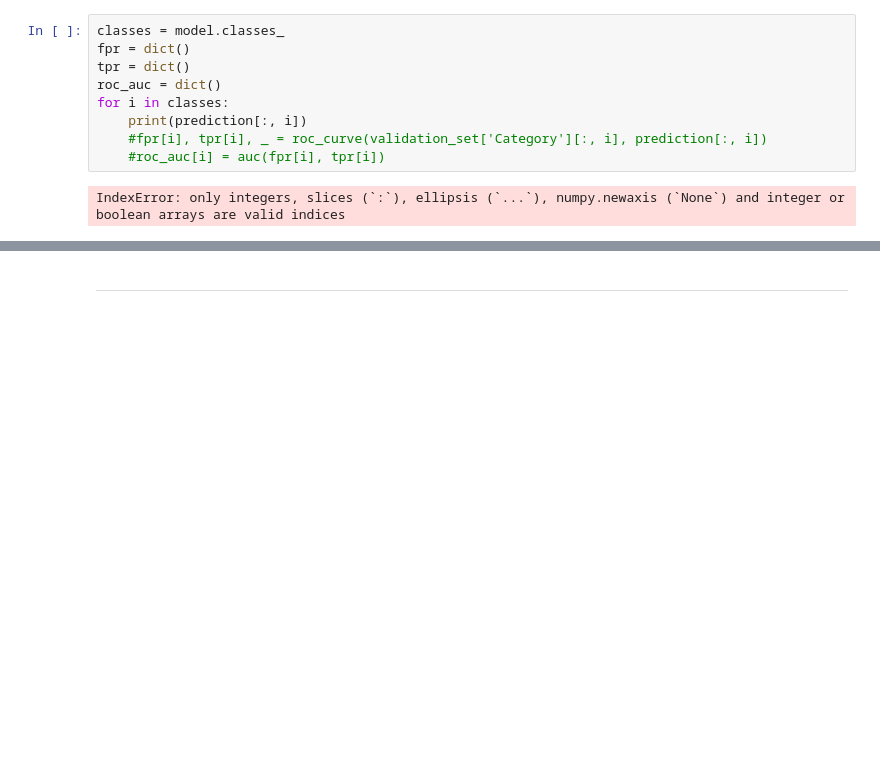
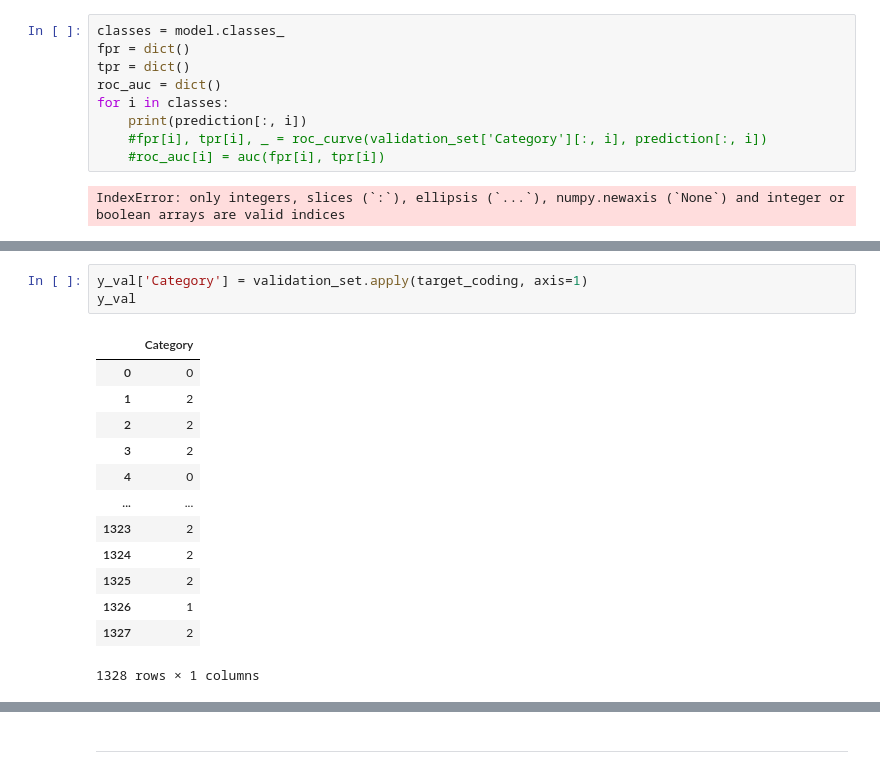
Before and after one commit to tanialemos/student-dropout-challenge, a Jupyter notebook: nb.ipynb, the cells around one changed output, grey strips where cells are left out. Saved outputs shown, nothing was run; the diff lists cells and outputs as text; blank space fills up the shorter version.

```diff
--- a/nb.ipynb
+++ b/nb.ipynb
@@ -501,0 +557,17 @@ IndexError: only integers, slices (`:`), ellipsis (`...`), numpy.newaxis (`None`
+# %%
+y_val['Category'] = validation_set.apply(target_coding, axis=1)
+y_val
+# %% [output]
+|  | Category |
+| 0 | 0 |
+| 1 | 2 |
+| 2 | 2 |
+| 3 | 2 |
+| 4 | 0 |
+| ... | ... |
+| 1323 | 2 |
+| 1324 | 2 |
+| 1325 | 2 |
+| 1326 | 1 |
+| 1327 | 2 |
+1328 rows × 1 columns
```
Also changed, not shown: parts of 14 cells of this notebook.
